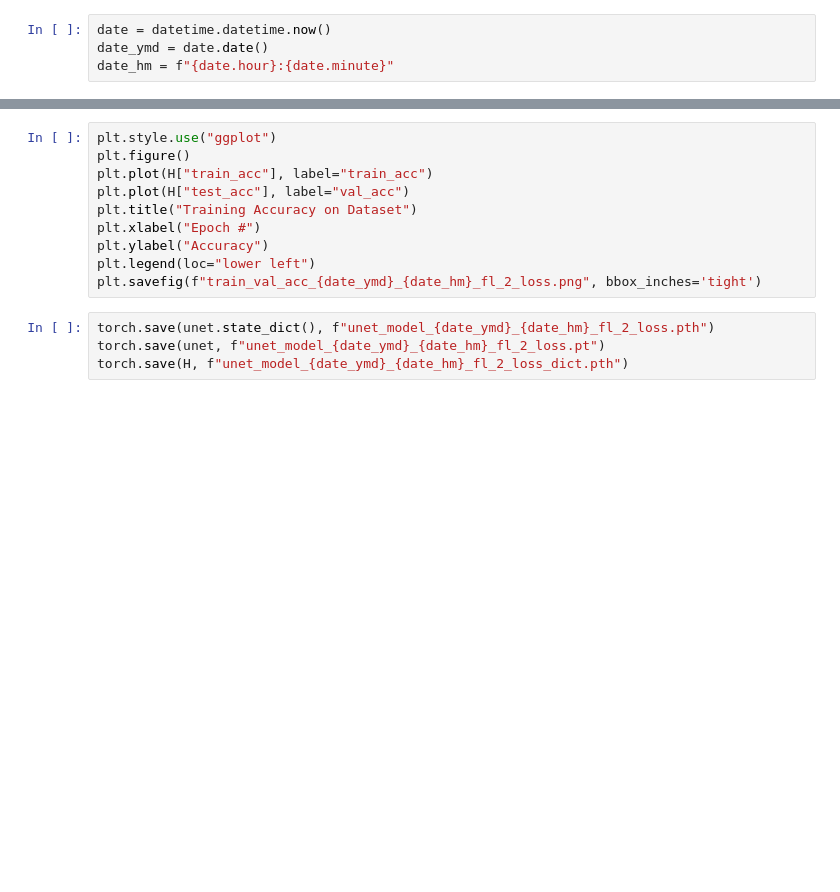
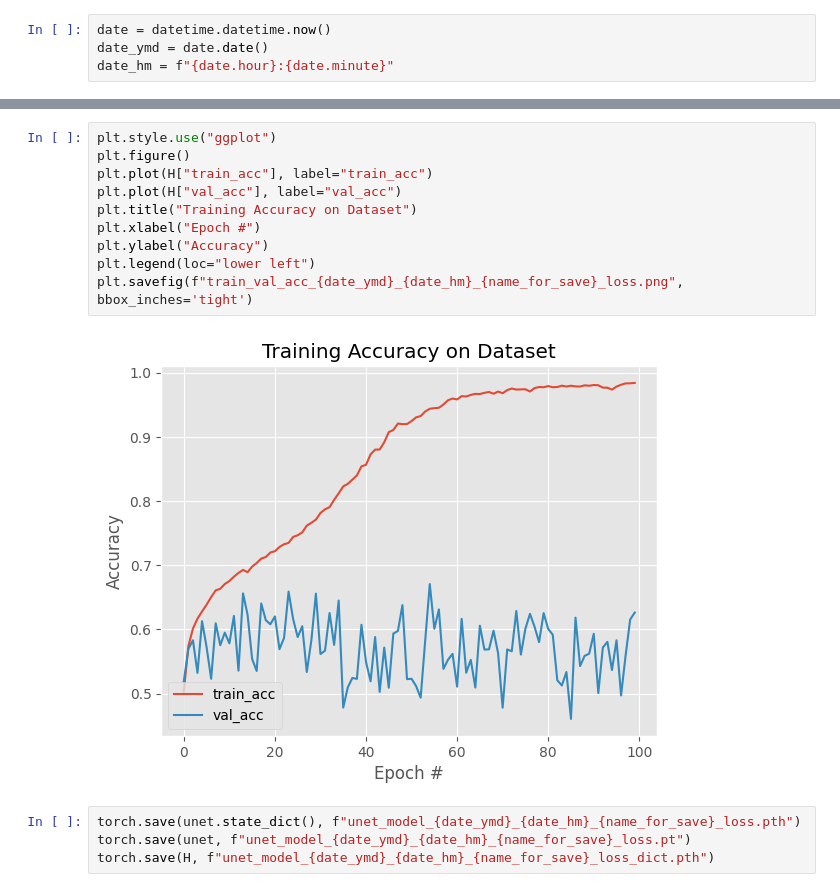
Before and after one commit to shoutizix/IPEO_Project, a Jupyter notebook: train.ipynb, the cells around one changed output, grey strips where cells are left out. Saved outputs shown, nothing was run; the diff lists cells and outputs as text; blank space fills up the shorter version.

```diff
--- a/train.ipynb
+++ b/train.ipynb
@@ -435,14 +392,16 @@ plt.savefig(f"train_val_loss_{date_ymd}_{date_hm}_fl_2_loss.png", bbox_inches='t
 # %%
 plt.style.use("ggplot")
 plt.figure()
 plt.plot(H["train_acc"], label="train_acc")
-plt.plot(H["test_acc"], label="val_acc")
+plt.plot(H["val_acc"], label="val_acc")
 plt.title("Training Accuracy on Dataset")
 plt.xlabel("Epoch #")
 plt.ylabel("Accuracy")
 plt.legend(loc="lower left")
-plt.savefig(f"train_val_acc_{date_ymd}_{date_hm}_fl_2_loss.png", bbox_inches='tight')
+plt.savefig(f"train_val_acc_{date_ymd}_{date_hm}_{name_for_save}_loss.png", bbox_inches='tight')
+# %% [output]
+[figure, added]
 # %%
-torch.save(unet.state_dict(), f"unet_model_{date_ymd}_{date_hm}_fl_2_loss.pth")
-torch.save(unet, f"unet_model_{date_ymd}_{date_hm}_fl_2_loss.pt")
-torch.save(H, f"unet_model_{date_ymd}_{date_hm}_fl_2_loss_dict.pth")
+torch.save(unet.state_dict(), f"unet_model_{date_ymd}_{date_hm}_{name_for_save}_loss.pth")
+torch.save(unet, f"unet_model_{date_ymd}_{date_hm}_{name_for_save}_loss.pt")
+torch.save(H, f"unet_model_{date_ymd}_{date_hm}_{name_for_save}_loss_dict.pth")
```
Also changed, not shown: parts of 11 cells of this notebook, 5 other files.
